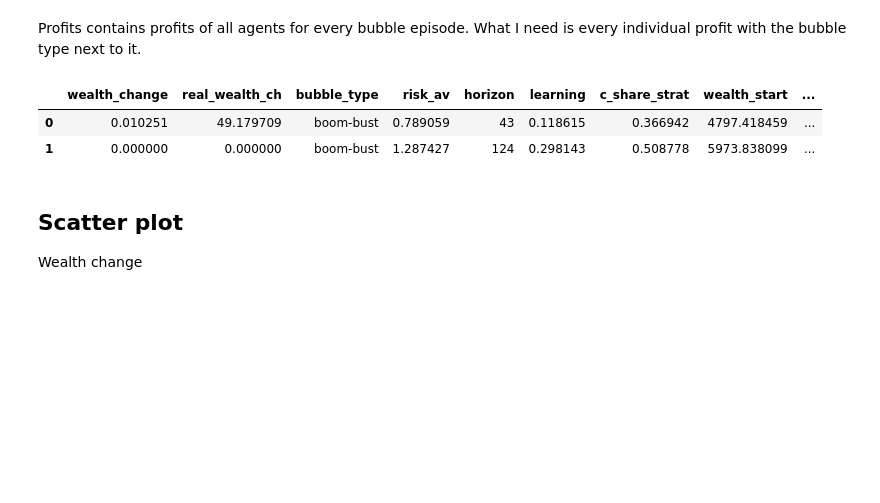
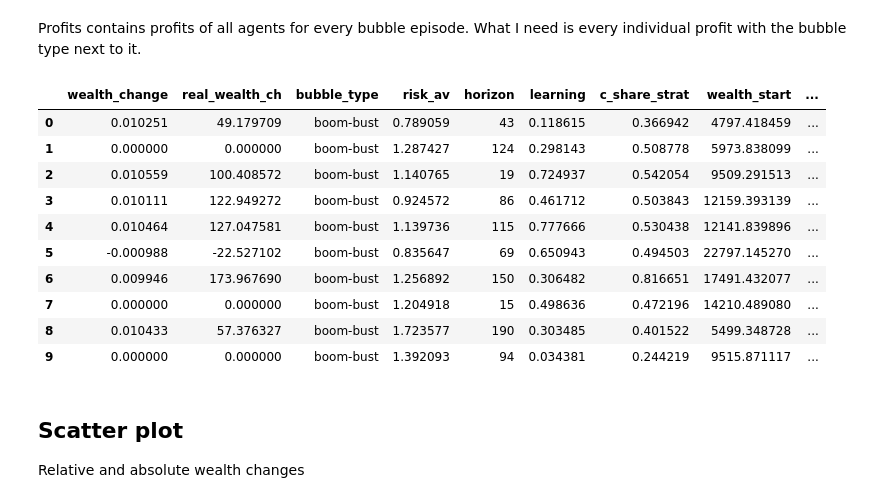
Before and after one commit to joerischasfoort/bubble-inequality, a Jupyter notebook: Results.ipynb, the cells around one changed output. Saved outputs shown, nothing was run; the diff lists cells and outputs as text; code cells hidden in the pictures; blank space fills up the shorter version.

```diff
--- a/Results.ipynb
+++ b/Results.ipynb
@@ -289,13 +289,21 @@ redistr_df = pd.get_dummies(redistr_df, columns = ['positive_profit'])
 redistr_df['wealth_start_positive'] = redistr_df['positive_profit_True'] * redistr_df['wealth_start']
 redistr_df['wealth_start_negative'] = redistr_df['positive_profit_False'] * redistr_df['wealth_start']
 # %%
-redistr_df.head(2)
+redistr_df.head(10)
 # %% [output]
 |  | wealth_change | real_wealth_ch | bubble_type | risk_av | horizon | learning | c_share_strat | wealth_start | ... |
 | 0 | 0.010251 | 49.179709 | boom-bust | 0.789059 | 43 | 0.118615 | 0.366942 | 4797.418459 | ... |
 | 1 | 0.000000 | 0.000000 | boom-bust | 1.287427 | 124 | 0.298143 | 0.508778 | 5973.838099 | ... |
+| 2 | 0.010559 | 100.408572 | boom-bust | 1.140765 | 19 | 0.724937 | 0.542054 | 9509.291513 | ... |
+| 3 | 0.010111 | 122.949272 | boom-bust | 0.924572 | 86 | 0.461712 | 0.503843 | 12159.393139 | ... |
+| 4 | 0.010464 | 127.047581 | boom-bust | 1.139736 | 115 | 0.777666 | 0.530438 | 12141.839896 | ... |
+| 5 | -0.000988 | -22.527102 | boom-bust | 0.835647 | 69 | 0.650943 | 0.494503 | 22797.145270 | ... |
+| 6 | 0.009946 | 173.967690 | boom-bust | 1.256892 | 150 | 0.306482 | 0.816651 | 17491.432077 | ... |
+| 7 | 0.000000 | 0.000000 | boom-bust | 1.204918 | 15 | 0.498636 | 0.472196 | 14210.489080 | ... |
+| 8 | 0.010433 | 57.376327 | boom-bust | 1.723577 | 190 | 0.303485 | 0.401522 | 5499.348728 | ... |
+| 9 | 0.000000 | 0.000000 | boom-bust | 1.392093 | 94 | 0.034381 | 0.244219 | 9515.871117 | ... |
 # %% [markdown]
 ## Scatter plot
 
-Wealth change
+Relative and absolute wealth changes
 # %%
```
Also changed, not shown: parts of 6 cells of this notebook, 2 other files.
